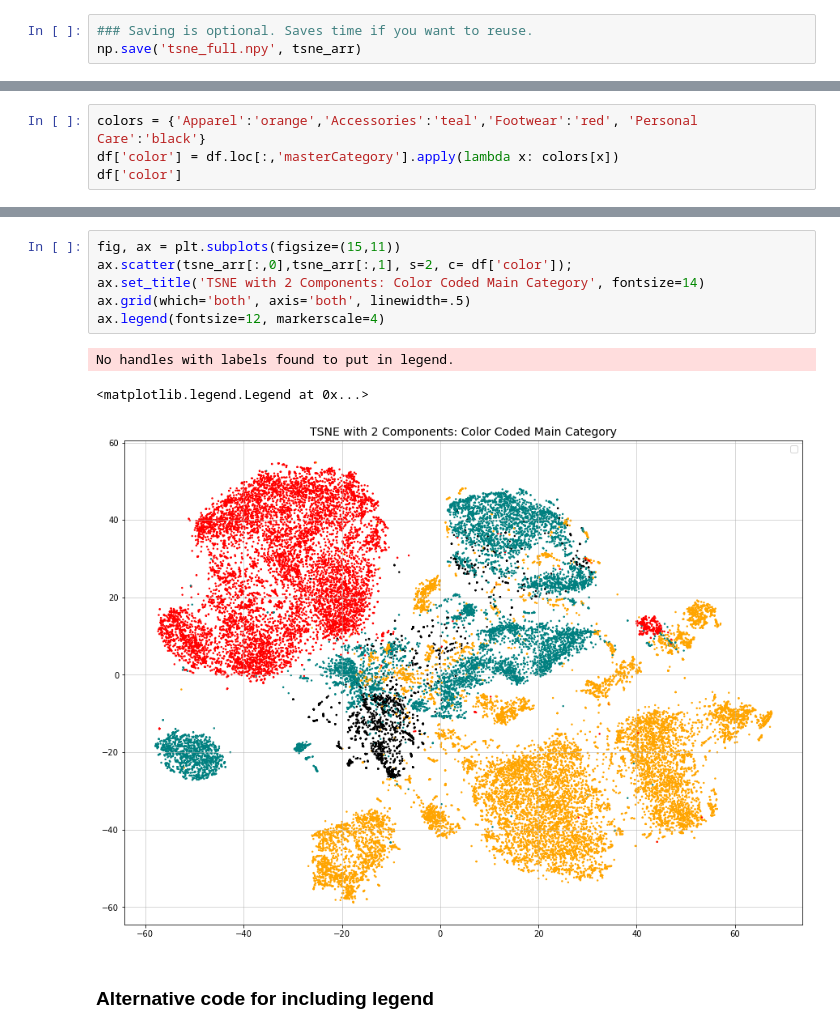
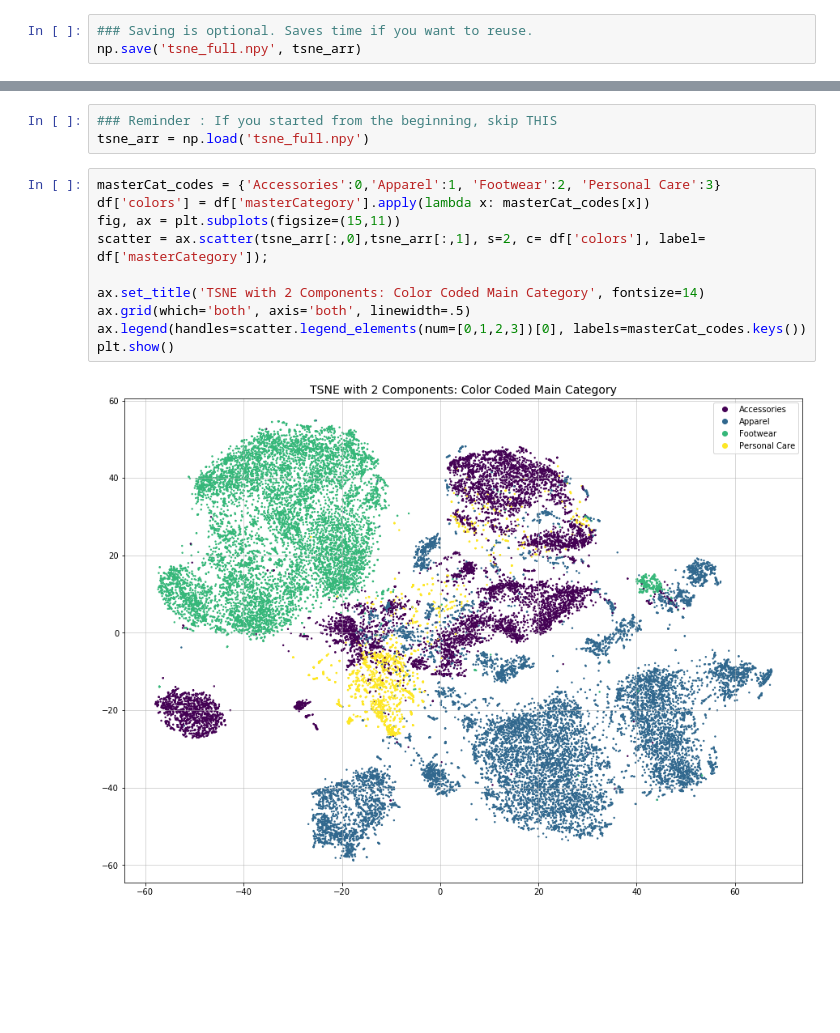
Before and after one commit to kellystroh/Inventory-Image-Classification, a Jupyter notebook: Clustering/TSNE.ipynb, the cells around one changed output, grey strips where cells are left out. Cells and saved outputs as stored; diff of their text form; blank space fills up the shorter version.

```diff
--- a/Clustering/TSNE.ipynb
+++ b/Clustering/TSNE.ipynb
@@ -36,4 +34,0 @@ tsne_arr = np.load('tsne_full.npy')
-# %%
-colors = {'Apparel':'orange','Accessories':'teal','Footwear':'red', 'Personal Care':'black'}
-df['color'] = df.loc[:,'masterCategory'].apply(lambda x: colors[x])
-df['color']
@@ -66,12 +35,15 @@ Name: masterCategory, dtype: int64
+# %%
+### Reminder : If you started from the beginning, skip THIS
+tsne_arr = np.load('tsne_full.npy')
 # %%
+masterCat_codes = {'Accessories':0,'Apparel':1, 'Footwear':2, 'Personal Care':3}
+df['colors'] = df['masterCategory'].apply(lambda x: masterCat_codes[x])
 fig, ax = plt.subplots(figsize=(15,11))
-ax.scatter(tsne_arr[:,0],tsne_arr[:,1], s=2, c= df['color']);
+scatter = ax.scatter(tsne_arr[:,0],tsne_arr[:,1], s=2, c= df['colors'], label= df['masterCategory']);
+
 ax.set_title('TSNE with 2 Components: Color Coded Main Category', fontsize=14)
 ax.grid(which='both', axis='both', linewidth=.5)
-ax.legend(fontsize=12, markerscale=4)
+ax.legend(handles=scatter.legend_elements(num=[0,1,2,3])[0], labels=masterCat_codes.keys())
+plt.show()
 # %% [output]
-No handles with labels found to put in legend.
-<matplotlib.legend.Legend at 0x...>
-[figure, old version]
+[figure, new version]
-# %% [markdown]
-### Alternative code for including legend
```
Also changed, not shown: parts of 32 cells of this notebook, 4 other files.
